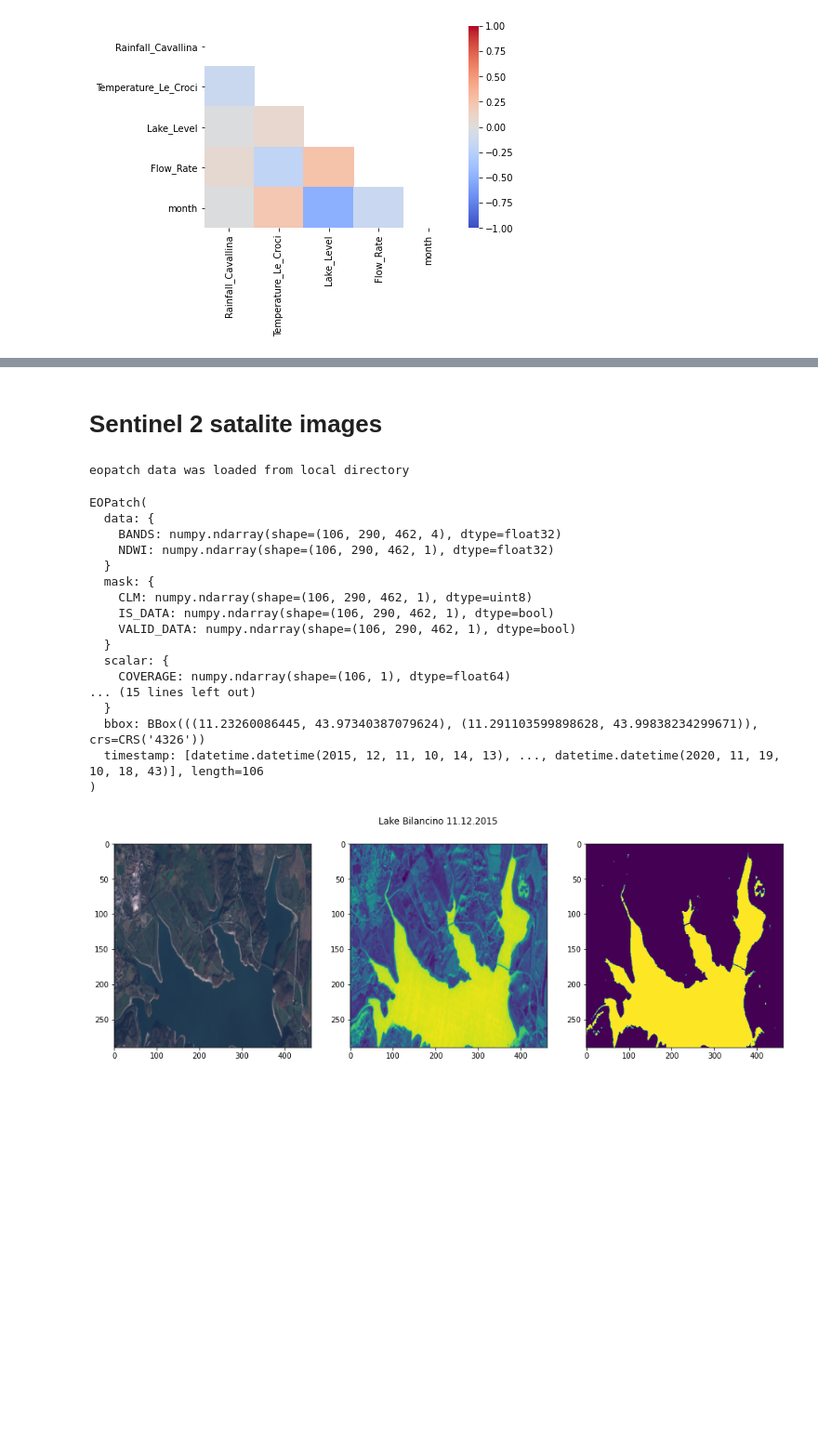
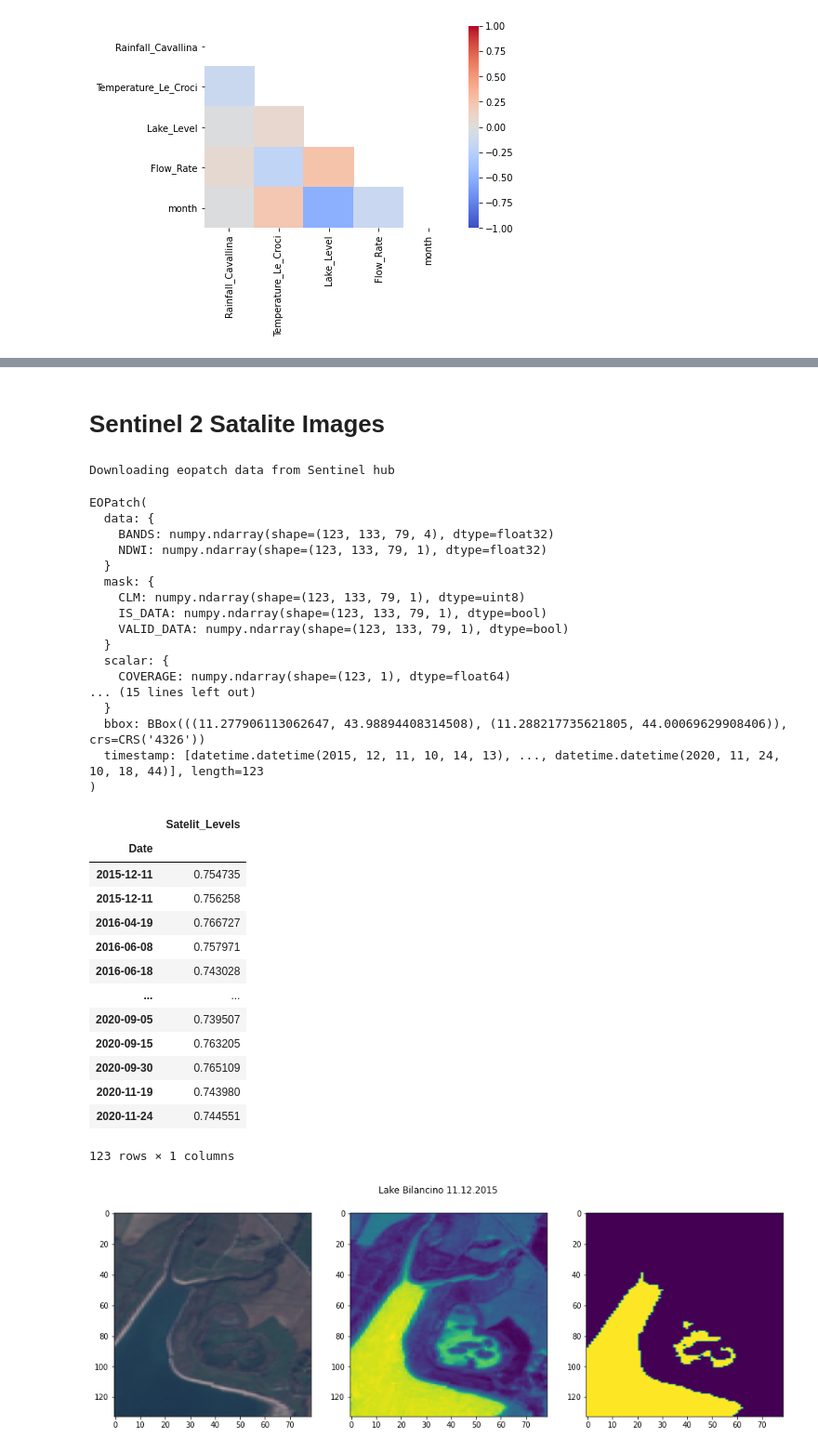
Before and after one commit to KlemenKozelj/master_thesis, a Jupyter notebook: 02_Lake_Bilancino.ipynb, the cells around one changed output, grey strips where cells are left out. Shown at 93% size. Cells and saved outputs as stored; diff of their text form; code cells hidden in the pictures; blank space fills up the shorter version.

```diff
--- a/02_Lake_Bilancino.ipynb
+++ b/02_Lake_Bilancino.ipynb
@@ -193,5 +203,5 @@ knr_result.plot(title='K-Means Regression', figsize=(16, 9))
 # %% [markdown]
-# Sentinel 2 satalite images
+# Sentinel 2 Satalite Images
 # %%
 download_task = SentinelHubInputTask(data_collection=DataCollection.SENTINEL2_L1C,
     bands_feature=(FeatureType.DATA, 'BANDS'),
@@ -225,7 +235,7 @@ class AddValidDataCoverage(EOTask):
 
 add_coverage = AddValidDataCoverage()
 
-cloud_coverage_threshold = 0.05
+cloud_coverage_threshold = 0.1
 
 class ValidDataCoveragePredicate:
 
@@ -240,8 +250,8 @@ remove_cloudy_scenes = SimpleFilterTask((FeatureType.MASK, 'VALID_DATA'), ValidD
 lake_Bilanino_dir = './data/02_EO_Lake_Bilancino'
 
 time_interval = ('2015-10-01', '2021-01-01')
-geoPointBotLeft=(43.97340387079624, 11.23260086445)
-geoPointTopRight=(43.99838234299671, 11.291103599898628)
+geoPointBotLeft=(43.98894408314508, 11.277906113062647)
+geoPointTopRight=(44.00069629908406, 11.288217735621805)
 roi_bbox = BBox(bbox=[geoPointBotLeft[1], geoPointBotLeft[0], geoPointTopRight[1], geoPointTopRight[0]], crs=CRS.WGS84)
 
 eopatch = EOPatch.load(lake_Bilanino_dir)
@@ -263,40 +273,65 @@ else:
 
 eopatch
 # %% [output]
-eopatch data was loaded from local directory
+Downloading eopatch data from Sentinel hub
 EOPatch(
   data: {
-    BANDS: numpy.ndarray(shape=(106, 290, 462, 4), dtype=float32)
-    NDWI: numpy.ndarray(shape=(106, 290, 462, 1), dtype=float32)
+    BANDS: numpy.ndarray(shape=(123, 133, 79, 4), dtype=float32)
+    NDWI: numpy.ndarray(shape=(123, 133, 79, 1), dtype=float32)
   }
   mask: {
-    CLM: numpy.ndarray(shape=(106, 290, 462, 1), dtype=uint8)
-    IS_DATA: numpy.ndarray(shape=(106, 290, 462, 1), dtype=bool)
-    VALID_DATA: numpy.ndarray(shape=(106, 290, 462, 1), dtype=bool)
+    CLM: numpy.ndarray(shape=(123, 133, 79, 1), dtype=uint8)
+    IS_DATA: numpy.ndarray(shape=(123, 133, 79, 1), dtype=bool)
+    VALID_DATA: numpy.ndarray(shape=(123, 133, 79, 1), dtype=bool)
   }
   scalar: {
-    COVERAGE: numpy.ndarray(shape=(106, 1), dtype=float64)
+    COVERAGE: numpy.ndarray(shape=(123, 1), dtype=float64)
 ... (15 lines left out)
   }
-  bbox: BBox(((11.23260086445, 43.97340387079624), (11.291103599898628, 43.99838234299671)), crs=CRS('4326'))
-  timestamp: [datetime.datetime(2015, 12, 11, 10, 14, 13), ..., datetime.datetime(2020, 11, 19, 10, 18, 43)], length=106
+  bbox: BBox(((11.277906113062647, 43.98894408314508), (11.288217735621805, 44.00069629908406)), crs=CRS('4326'))
+  timestamp: [datetime.datetime(2015, 12, 11, 10, 14, 13), ..., datetime.datetime(2020, 11, 24, 10, 18, 44)], length=123
 )
 # %%
 NDWI_threshhold = 0.2
 
-fig, axarr = plt.subplots(1, 3, figsize=(16, 5))
 
-NDWI = np.copy(eopatch.data['NDWI'])
-NDWI = NDWI[...,0]
+
+NDWI = np.copy(eopatch.data['NDWI'][...,0])
 
 def visualise_lake(image_i):
+    fig, axarr = plt.subplots(1, 3, figsize=(16, 5))
+
     fig.suptitle('Lake Bilancino ' + eopatch.timestamp[image_i].strftime("%d.%m.%Y"))
 
     rgb=np.clip(eopatch.data['BANDS'][image_i][..., [2,1,0]] * 3, a_min=0, a_max=1)
     axarr[0].imshow(rgb, vmin=0, vmax=1, aspect='auto')
     axarr[1].imshow(eopatch.data['NDWI'][image_i][..., 0], aspect='auto')
     axarr[2].imshow(eopatch.data['NDWI'][image_i][..., 0] > NDWI_threshhold, aspect='auto')
 
 visualise_lake(0)
+
+NDWI = NDWI.reshape(len(NDWI), -1) # 3D (picture, X, Y) => 2D (picture, X & Y values)
+NDWI = NDWI > NDWI_threshhold
+
+water_level_percentage = 1 - (NDWI.sum(axis=1) / NDWI.shape[1])
+
+eo_result = pd.DataFrame({ 'Date': eopatch.timestamp, 'Satelit_Levels': water_level_percentage })
+eo_result['Date'] = pd.to_datetime(eo_result['Date']).dt.date
+eo_result = eo_result.set_index('Date')
+eo_result
 # %% [output]
+|  | Satelit_Levels |
+| Date |  |
+| 2015-12-11 | 0.754735 |
+| 2015-12-11 | 0.756258 |
+| 2016-04-19 | 0.766727 |
+| 2016-06-08 | 0.757971 |
+| 2016-06-18 | 0.743028 |
+| ... | ... |
+| 2020-09-05 | 0.739507 |
+| 2020-09-15 | 0.763205 |
+| 2020-09-30 | 0.765109 |
+| 2020-11-19 | 0.743980 |
+| 2020-11-24 | 0.744551 |
+123 rows × 1 columns
-[figure, old version]
+[figure, new version]
```
Also changed, not shown: parts of 7 cells of this notebook.
